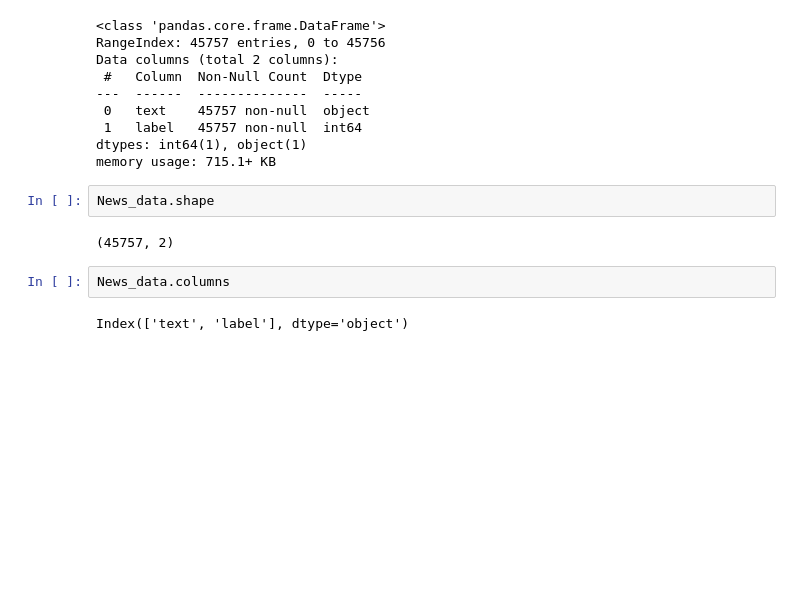
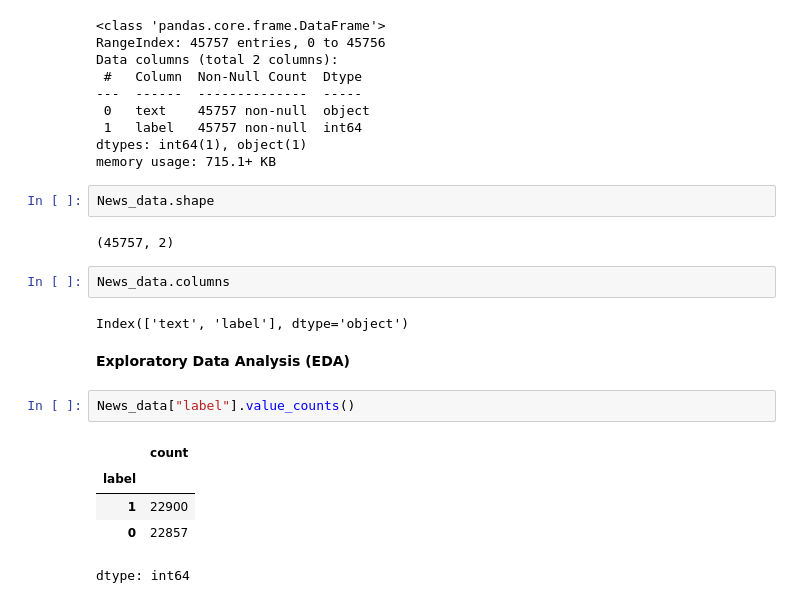
Before and after one commit to raju1207/fake-news-detection, a Jupyter notebook: fake_news_detection.ipynb, the cells around one changed output. Saved outputs shown, nothing was run; the diff lists cells and outputs as text; blank space fills up the shorter version.

```diff
--- a/fake_news_detection.ipynb
+++ b/fake_news_detection.ipynb
@@ -58,3 +58,13 @@ News_data.shape
 News_data.columns
 # %% [output]
 Index(['text', 'label'], dtype='object')
+# %% [markdown]
+**Exploratory Data Analysis (EDA)**
+# %%
+News_data["label"].value_counts()
+# %% [output]
+|  | count |
+| label |  |
+| 1 | 22900 |
+| 0 | 22857 |
+dtype: int64
```
Also changed, not shown: parts of 2 cells of this notebook.
